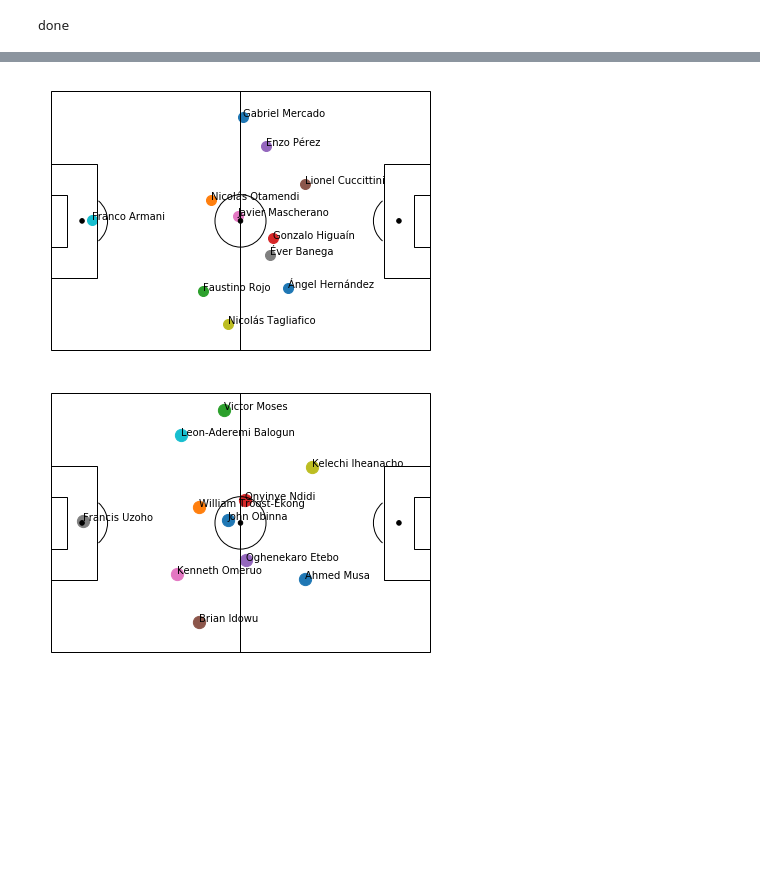
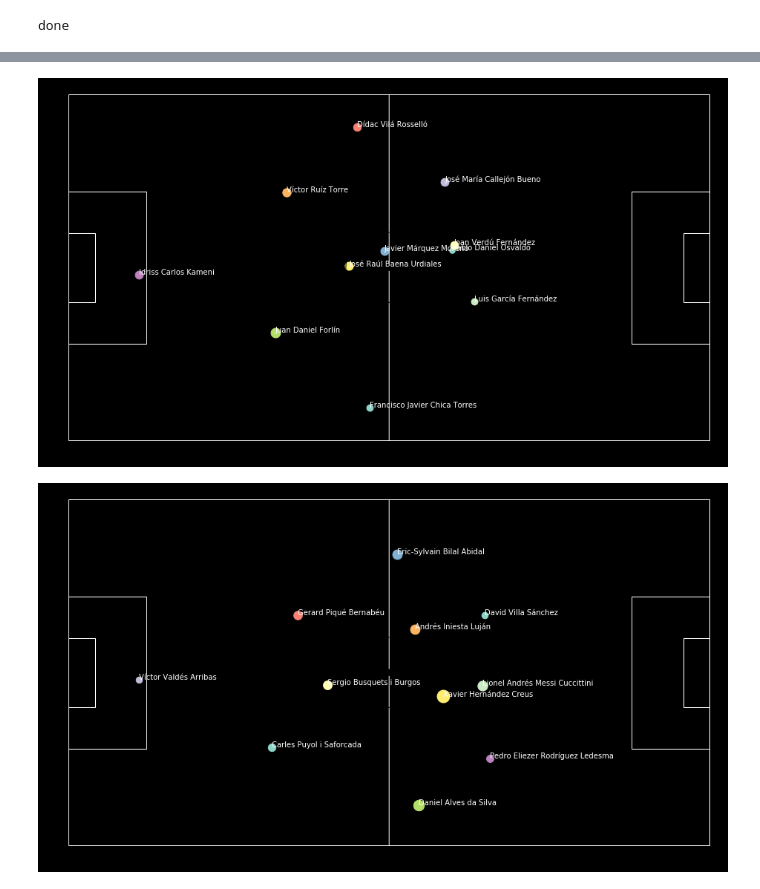
Before and after one commit to koushikkirugulige/Football-Analytics, a Jupyter notebook: 11tegen11 position map.ipynb, the cells around one changed output, grey strips where cells are left out. Saved outputs shown, nothing was run; the diff lists cells and outputs as text; code cells hidden in the pictures; blank space fills up the shorter version.

Commit message:
changed the map size
graph size increased to 16:9
added dark theme
dot size is relative to number of touches

```diff
--- a/11tegen11 position map.ipynb
+++ b/11tegen11 position map.ipynb
@@ -1,9 +1,9 @@
 # %%
 #edit only this tab
 #give the folder path of the match
-path = """C:\\Users\\Koushik\\Downloads\\open-data-master\\open-data-master\\data\\passmap\\ARGNIG\\"""
-home_team = 'Argentina'
-away_team = 'Nigeria'
+path = """C:\\Users\\koushik.r\\Documents\\open-data-master\\data\\events\\"""
+home_team = 'Espanyol'
+away_team = 'Barcelona'
 # %%
 import json
 import os
@@ -111,57 +115,67 @@ def draw_pitch(ax):
 # %%
 players = home_team_list
 #['Thibaut Courtois','Jan Vertonghen','Vincent Kompany','Toby Albertine Maurits Alderweireld','Thomas Meunier','Nacer Chadli','Axel Witsel','Marouane Fellaini-Bakkioui','Eden Hazard','Kevin De Bruyne','Romelu Lukaku Menama']
 fig=plt.figure() #set up the figures
-
-fig.set_size_inches(7, 5)
+from matplotlib import rcParams
+plt.style.use('dark_background')
+fig.set_size_inches(16, 9)
 ax=fig.add_subplot(1,1,1)
 draw_pitch(ax) #overlay our different objects on the pitch
 plt.ylim(-2, 82)
 plt.xlim(-2, 122)
 plt.axis('off')
 for player in players:
     x_avg = 0
     y_avg = 0
+    touches = 0
     if player not in substitution_home:
         play_temp = pass_home[(pass_home.player_name == player)]
     #print(play_temp.location, players[player])
         for i in range(len(play_temp)):
+            touches+=1
+            y_loc = -2*(play_temp.iloc[i]['location'][1] - 40) + play_temp.iloc[i]['location'][1] # y - y' = -2(y' +c) reflection of a point
+            #https://math.stackexchange.com/questions/1013230/how-to-find-coordinates-of-reflected-point
             x_avg = x_avg + play_temp.iloc[i]['location'][0]
-            y_avg = y_avg + play_temp.iloc[i]['location'][1]
+            y_avg = y_avg + y_loc
         x_avg = x_avg/len(play_temp)
         y_avg = y_avg/len(play_temp)
     #print(x_avg,y_avg,players[player])
-        ax.scatter(x_avg, y_avg, s=100)
-        ax.annotate(player.split()[0] +str(' ') + player.split()[-1], (x_avg, y_avg))
+        ax.scatter(x_avg, y_avg, s= (3 * touches))
+        ax.annotate(player, (x_avg, y_avg))
 plt.show()
 # %% [output]
-[figure, old version]
+[figure, new version]
 # %%
 players = away_list #['Alisson Ramsés Becker','Fágner Conserva Lemos','Fernando Luiz Rosa','Gabriel Fernando de Jesus','João Miranda de Souza Filho','José Paulo Bezzera Maciel Júnior','Marcelo Vieira da Silva Júnior','Neymar da Silva Santos Junior','Philippe Coutinho Correia','Thiago Emiliano da Silva','Willian Borges da Silva']
 fig=plt.figure() #set up the figures
-
-fig.set_size_inches(7, 5)
+from matplotlib import rcParams
+plt.style.use('dark_background')
+fig.set_size_inches(16,9)
 ax=fig.add_subplot(1,1,1)
 draw_pitch(ax) #overlay our different objects on the pitch
 plt.ylim(-2, 82)
 plt.xlim(-2, 122)
 plt.axis('off')
-
+y_loc =0
 for player in players:
     x_avg = 0
     y_avg = 0
+    touches = 0
     if player not in substitution_away:
     #print(players[player])
         play_temp = pass_away[(pass_away.player_name == player)]
     #print(play_temp.location, players[player])
         for i in range(len(play_temp)):
+            touches+=1
+            #y_loc = (play_temp.iloc[i]['location'][1] + 40 ) %80
+            y_loc = -2*(play_temp.iloc[i]['location'][1] - 40) + play_temp.iloc[i]['location'][1]
             x_avg = x_avg + play_temp.iloc[i]['location'][0]
-            y_avg = y_avg + play_temp.iloc[i]['location'][1]
+            y_avg = y_avg + y_loc
         x_avg = x_avg/len(play_temp)
         y_avg = y_avg/len(play_temp)
     #print(x_avg,y_avg,players[player])
-        ax.scatter(x_avg, y_avg, s=150)
-        ax.annotate(player.split()[0] +str(' ') + player.split()[-1], (x_avg, y_avg))
+        ax.scatter(x_avg, y_avg, s= (3 *touches ))
+        ax.annotate(player, (x_avg, y_avg))
 plt.show()
 # %% [output]
-[figure, old version]
+[figure, new version]
```
Also changed, not shown: parts of 4 cells of this notebook.
